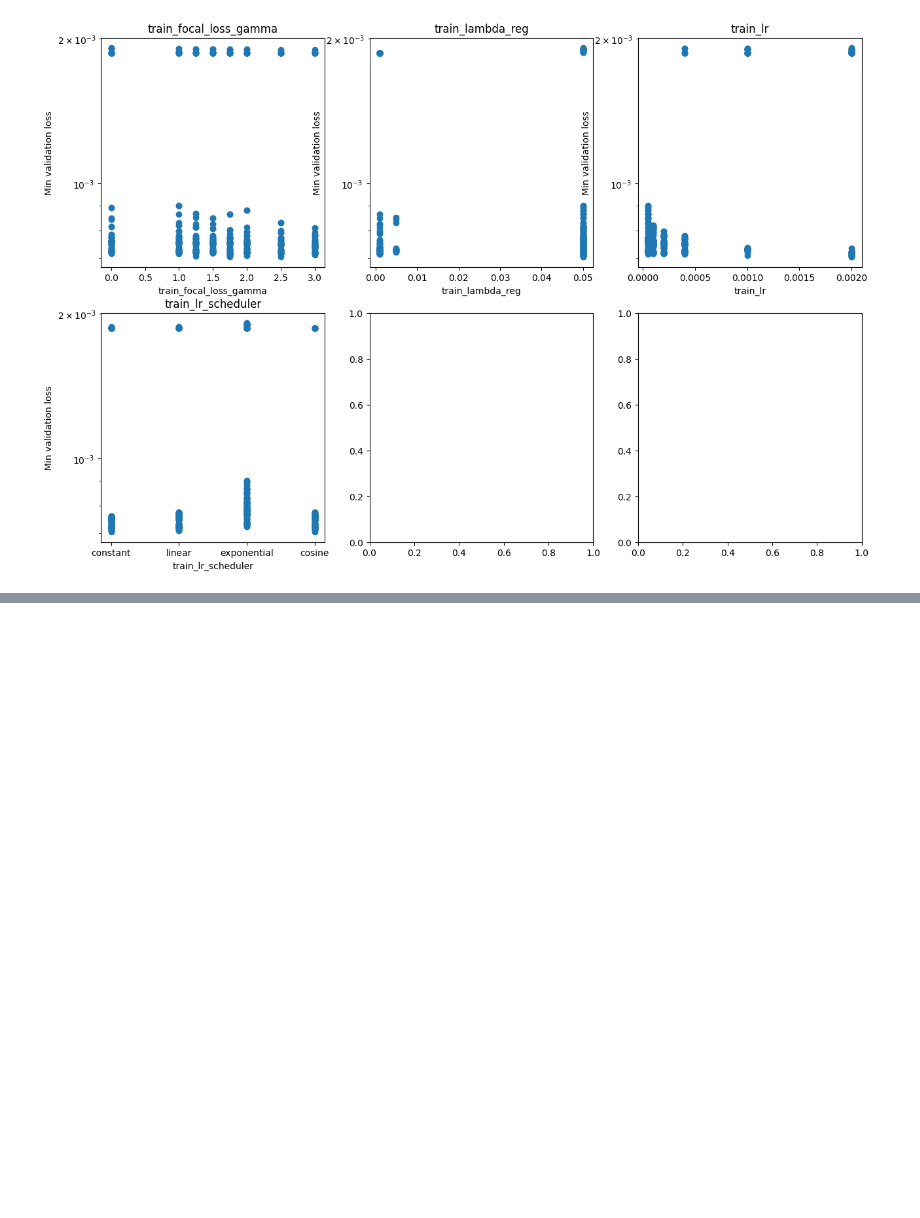
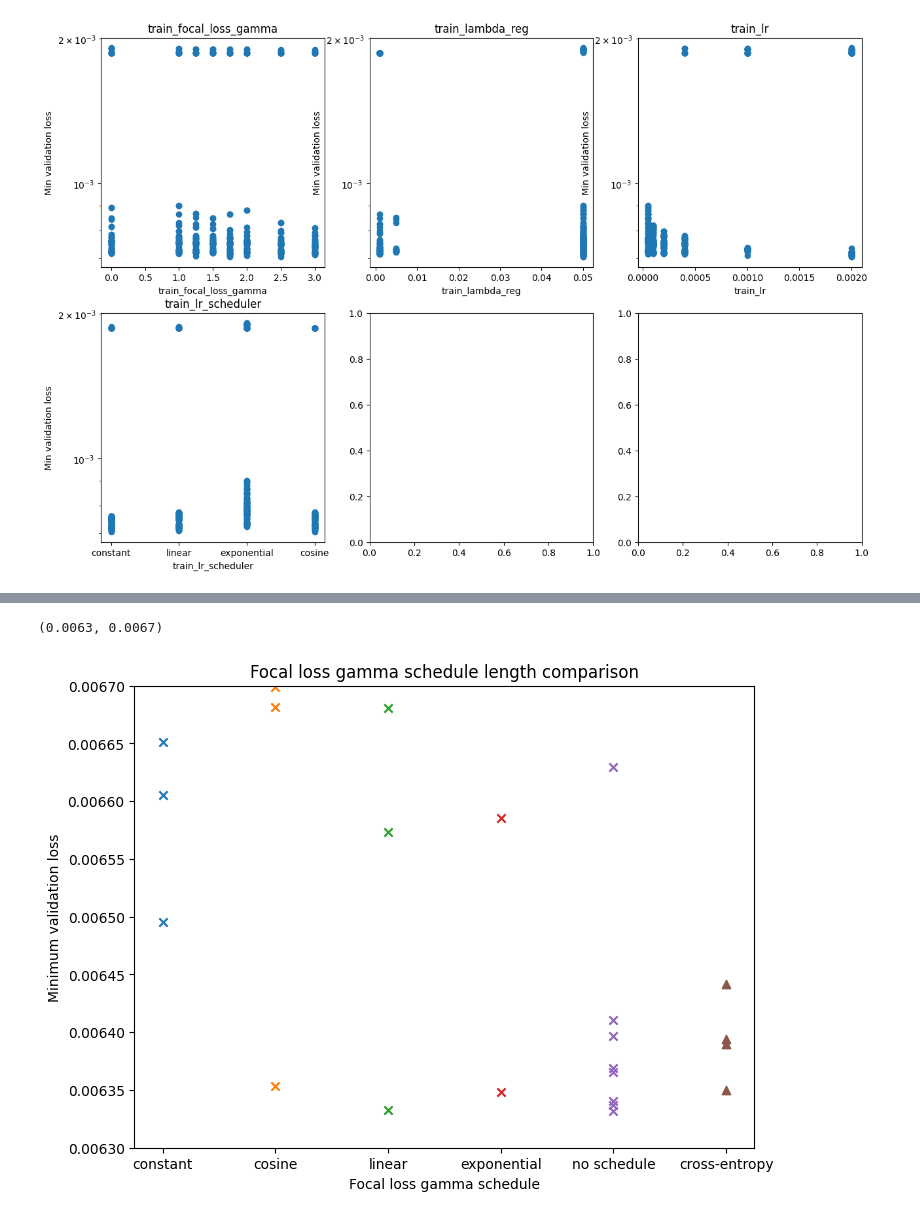
Before and after one commit to malo-lahogue/Generator-outage-probability, a Jupyter notebook: Notebooks/hourly_grid_search.ipynb, the cells around one changed output, grey strips where cells are left out. Drawn from its saved outputs; the diff is of its cells as text; code cells hidden in the pictures; blank space fills up the shorter version.

```diff
--- a/Notebooks/hourly_grid_search.ipynb
+++ b/Notebooks/hourly_grid_search.ipynb
@@ -484,0 +785,11 @@ Plotting train_lr_scheduler (4/4)
+# %%
+grid_search_focal_loss, grid_search_raw_df = get_grid_search_df('../Results/Grid_search/grid_search_log_mlp_New York_thermal_A_all.csv')
+grid_search_focal_loss = grid_search_focal_loss.loc[grid_search_focal_loss['train_focal_loss_gamma_schedule_length'] > 0]
+grid_search_focal_loss = grid_search_focal_loss.loc[grid_search_focal_loss['build_num_classes'] ==2]
+
+grid_search_focal_loss = grid_search_focal_loss.reset_index(drop=True)
+
+grid_search_focal_loss["mean_val_loss"] = grid_search_focal_loss['score_val_loss'].apply(lambda x: mean_ignore_nan(x))
+grid_search_focal_loss["median_val_loss"] = grid_search_focal_loss['score_val_loss'].apply(lambda x: median_ignore_nan(x))
+grid_search_focal_loss["max_val_loss"] = grid_search_focal_loss['score_val_loss'].apply(lambda x: max_ignore_nan(x))
+grid_search_focal_loss["min_val_loss"] = grid_search_focal_loss['score_val_loss'].apply(lambda x: min_ignore_nan(x))
@@ -484,0 +812,36 @@ Plotting train_lr_scheduler (4/4)
+# %%
+criterion = 'median_val_loss'
+
+fig, ax = plt.subplots(figsize=(8,6))
+x_labels = []
+for i, schedule in enumerate(grid_search_focal_loss['train_focal_loss_gamma_schedule'].unique()):
+    schedule_df = grid_search_focal_loss.loc[((grid_search_focal_loss['train_focal_loss_gamma_schedule']==schedule)
+                                            & (grid_search_focal_loss['train_focal_loss_gamma_schedule_length']==50)
+                                            & (grid_search_focal_loss['train_focal_loss_gamma']==2.0))]
+    ax.scatter(np.ones(len(schedule_df))*i, schedule_df[criterion], marker='x', label=schedule)
+    x_labels.append(schedule)
+# without schedule
+schedule_df = grid_search_focal_loss.loc[((grid_search_focal_loss['train_focal_loss_gamma_schedule']=='constant')
+                                        & (grid_search_focal_loss['train_focal_loss_gamma_schedule_length']==100)
+                                        & (grid_search_focal_loss['train_focal_loss_gamma']==2.0))]
+ax.scatter(np.ones(len(schedule_df))*i+1, schedule_df[criterion], marker='x', label='no schedule')
+x_labels.append('no schedule')
+
+# cross-entropy
+schedule_df = grid_search_focal_loss.loc[((grid_search_focal_loss['train_focal_loss_gamma_schedule']=='constant')
+                                        & (grid_search_focal_loss['train_focal_loss_gamma']==0.0))]
+ax.scatter(np.ones(len(schedule_df))*i+2, schedule_df[criterion], marker='^', label='cross-entropy')
+x_labels.append('cross-entropy')
+
+ax.set_xlabel('Focal loss gamma schedule')
+ax.set_xticks(range(len(x_labels)))
+ax.set_xticklabels(x_labels)
+
+ax.set_ylabel('Minimum validation loss')
+ax.set_title('Focal loss gamma schedule length comparison')
+ax.set_ylim(0.0063, 0.0067)
+# ax.set_yscale('log')
+# ax.legend()
+# %% [output]
+(0.0063, 0.0067)
+[figure, added]
```
Also changed, not shown: parts of 42 cells of this notebook, 25 other files.
